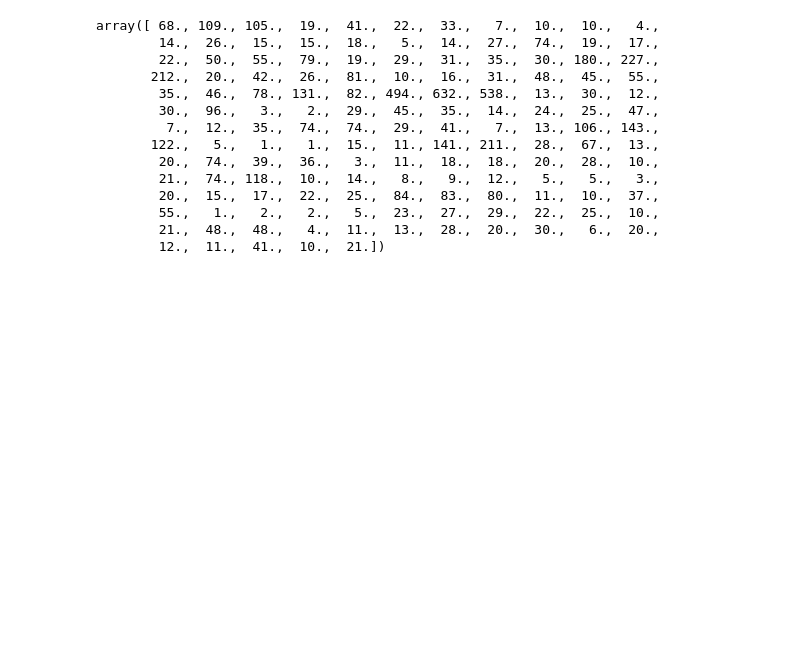
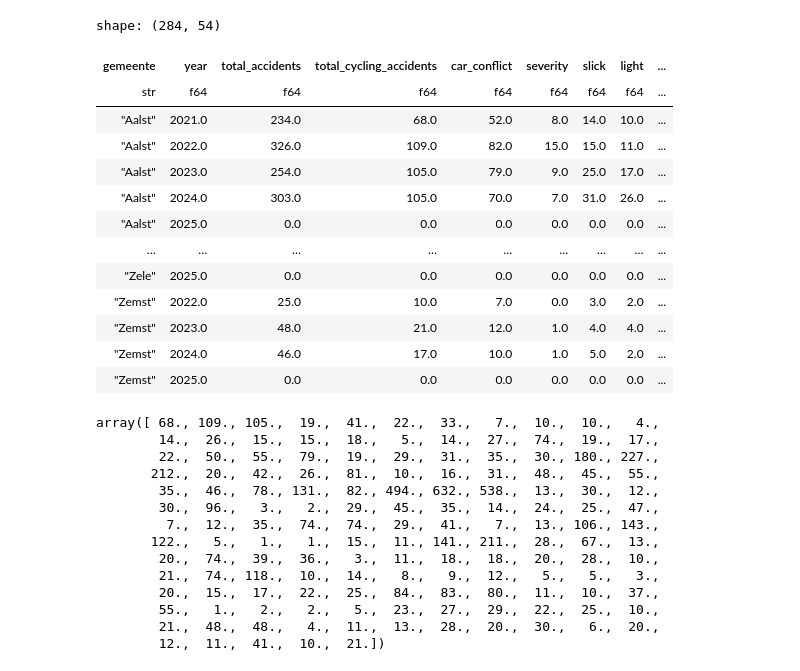
Before and after one commit to aradmehralian/Modern-Data-Analytics-Project, a Jupyter notebook: models.ipynb, the cells around one changed output. Drawn from its saved outputs; the diff is of its cells as text; code cells hidden in the pictures; blank space fills up the shorter version.

```diff
--- a/models.ipynb
+++ b/models.ipynb
@@ -217,6 +226,23 @@ df_features = (
     .fill_null(0.0)
     .with_columns([pl.col(col).cast(pl.Float32) for col in features])
 )
+# %%
+df_features
+# %% [output]
+shape: (284, 54)
+| gemeente | year | total_accidents | total_cycling_accidents | car_conflict | severity | slick | light | ... |
+| str | f64 | f64 | f64 | f64 | f64 | f64 | f64 | ... |
+| "Aalst" | 2021.0 | 234.0 | 68.0 | 52.0 | 8.0 | 14.0 | 10.0 | ... |
+| "Aalst" | 2022.0 | 326.0 | 109.0 | 82.0 | 15.0 | 15.0 | 11.0 | ... |
+| "Aalst" | 2023.0 | 254.0 | 105.0 | 79.0 | 9.0 | 25.0 | 17.0 | ... |
+| "Aalst" | 2024.0 | 303.0 | 105.0 | 70.0 | 7.0 | 31.0 | 26.0 | ... |
+| "Aalst" | 2025.0 | 0.0 | 0.0 | 0.0 | 0.0 | 0.0 | 0.0 | ... |
+| … | … | … | … | … | … | … | … | ... |
+| "Zele" | 2025.0 | 0.0 | 0.0 | 0.0 | 0.0 | 0.0 | 0.0 | ... |
+| "Zemst" | 2022.0 | 25.0 | 10.0 | 7.0 | 0.0 | 3.0 | 2.0 | ... |
+| "Zemst" | 2023.0 | 48.0 | 21.0 | 12.0 | 1.0 | 4.0 | 4.0 | ... |
+| "Zemst" | 2024.0 | 46.0 | 17.0 | 10.0 | 1.0 | 5.0 | 2.0 | ... |
+| "Zemst" | 2025.0 | 0.0 | 0.0 | 0.0 | 0.0 | 0.0 | 0.0 | ... |
 # %%
 train_df = df_features.filter(pl.col("year").is_in([2021, 2022, 2023]))
 val_df = df_features.filter(pl.col("year") == 2024)
```
Also changed, not shown: parts of 17 cells of this notebook, 5 other files.
